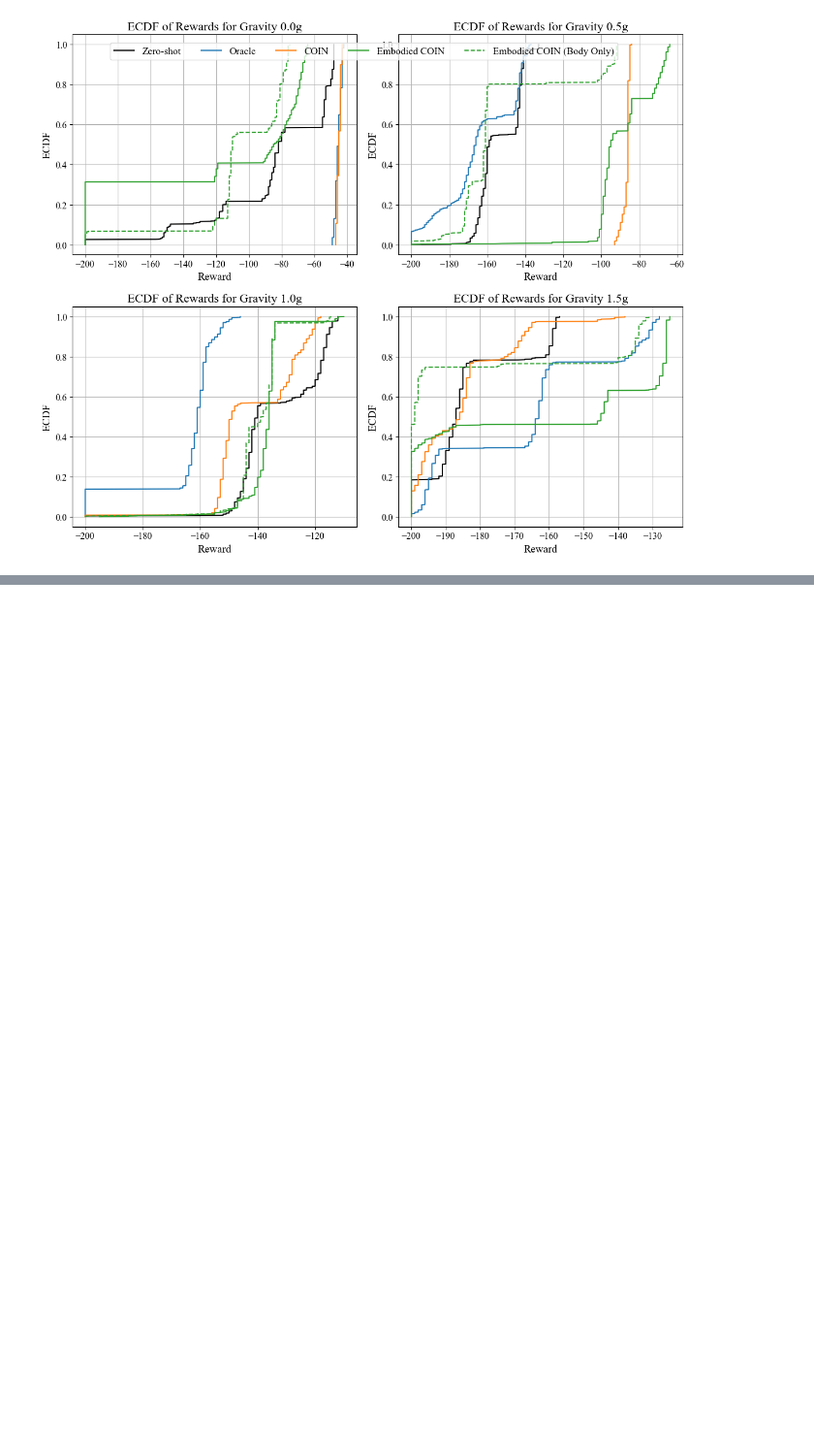
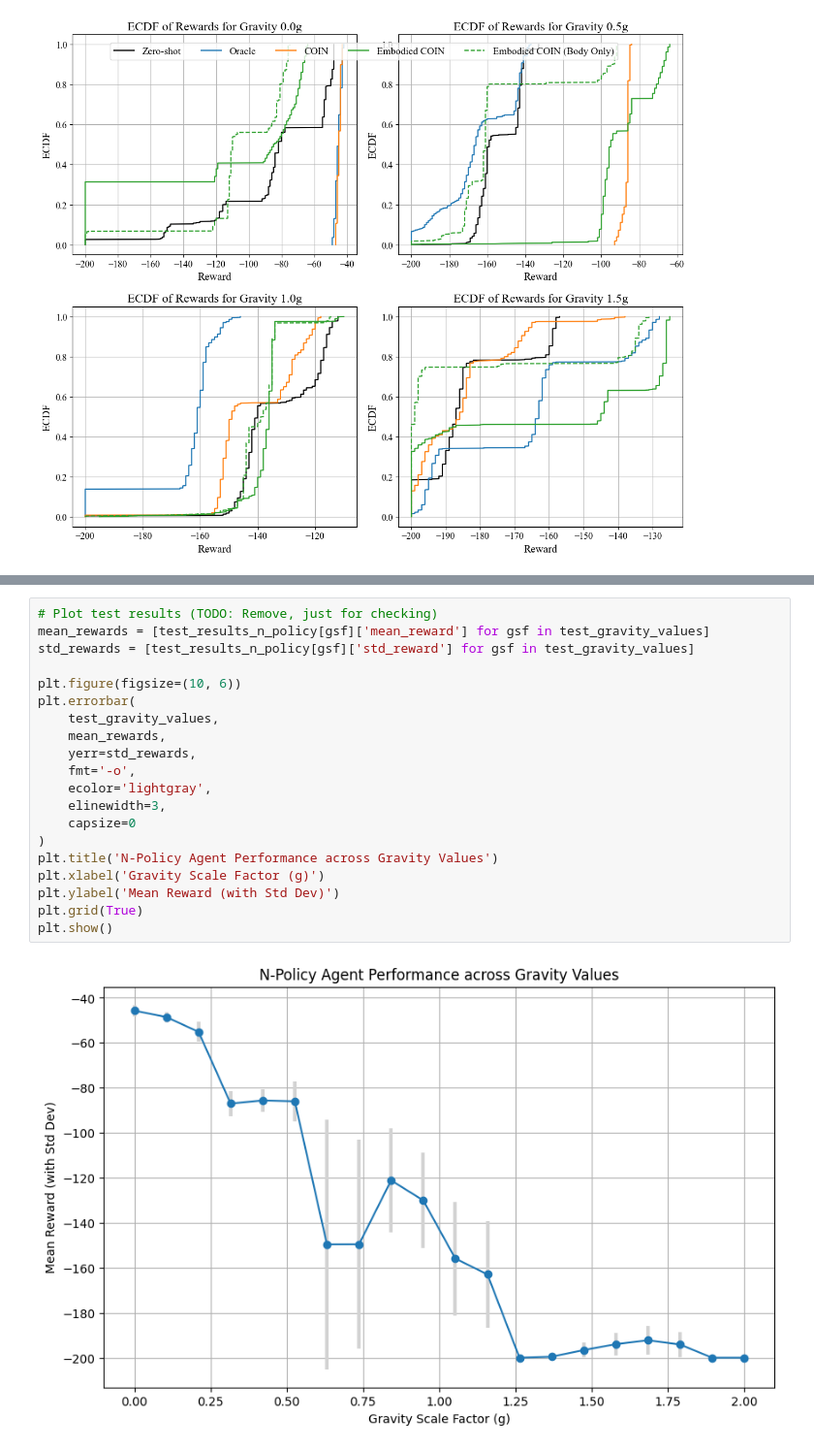
Before and after one commit to RichieRich2569/COINRL, a Jupyter notebook: new_figures.ipynb, the cells around one changed output, grey strips where cells are left out. Shown at 97% size. Cells and saved outputs as stored; diff of their text form; blank space fills up the shorter version.

```diff
--- a/new_figures.ipynb
+++ b/new_figures.ipynb
@@ -1887,0 +2157,22 @@ plt.show()
+# %%
+# Plot test results (TODO: Remove, just for checking)
+mean_rewards = [test_results_n_policy[gsf]['mean_reward'] for gsf in test_gravity_values]
+std_rewards = [test_results_n_policy[gsf]['std_reward'] for gsf in test_gravity_values]
+
+plt.figure(figsize=(10, 6))
+plt.errorbar(
+    test_gravity_values,
+    mean_rewards,
+    yerr=std_rewards,
+    fmt='-o',
+    ecolor='lightgray',
+    elinewidth=3,
+    capsize=0
+)
+plt.title('N-Policy Agent Performance across Gravity Values')
+plt.xlabel('Gravity Scale Factor (g)')
+plt.ylabel('Mean Reward (with Std Dev)')
+plt.grid(True)
+plt.show()
+# %% [output]
+[figure, added]
```
Also changed, not shown: parts of 9 cells of this notebook, 4 other files.
